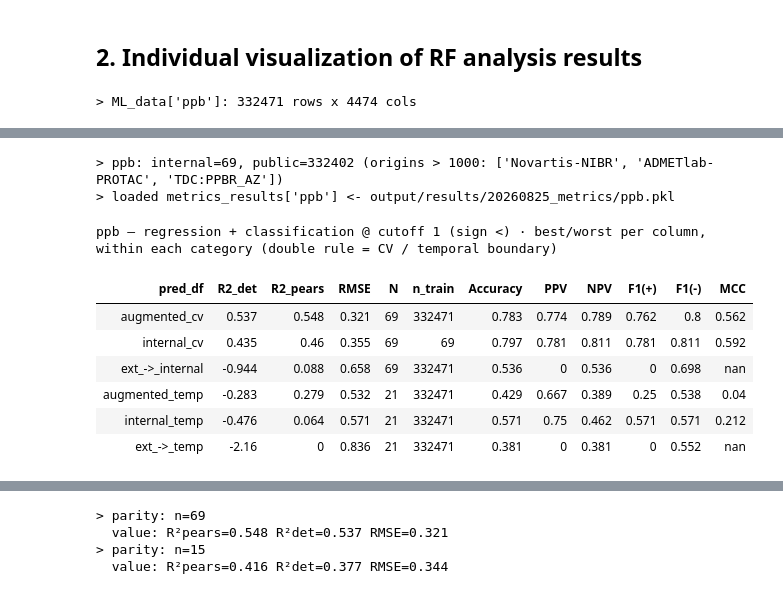
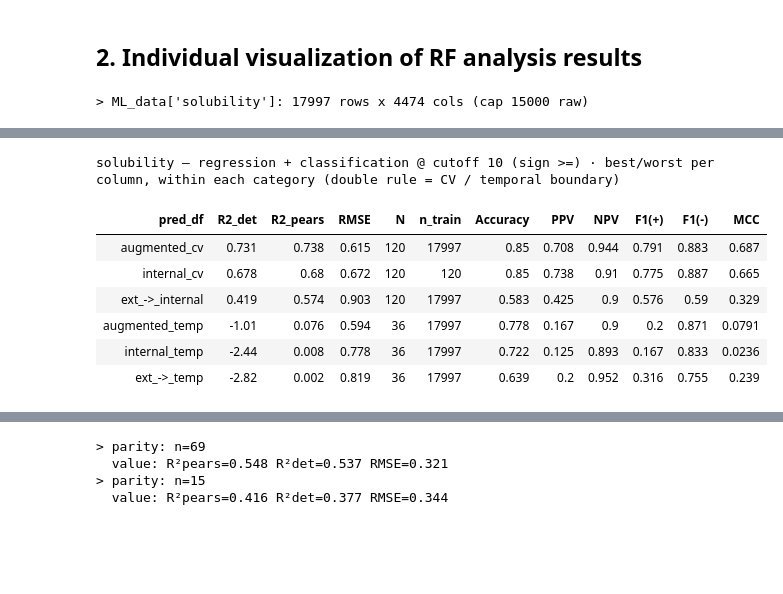
Before and after one commit to gtamo39/ADME_ML, a Jupyter notebook: vignettes/Multitask_adme_preds.ipynb, the cells around one changed output, grey strips where cells are left out. Cells and saved outputs as stored; diff of their text form; code cells hidden in the pictures; blank space fills up the shorter version.

```diff
--- a/vignettes/Multitask_adme_preds.ipynb
+++ b/vignettes/Multitask_adme_preds.ipynb
@@ -239,12 +236,12 @@ data.build_MF_features(params, type='H237', date='20260824') # H237 fingerprints
 # %% [markdown]
 ## 1. Compute RF performance metrics for all endpoints
 # %%
-# endpoints = ['solubility','logd','hlm','mlm','rlm','caco2','mdck','ppb']
-# for k in endpoints:
-#     exec('data.build_ML_data_'+k+'()')
-#     assert stats_tools.check_ML_data(data.ML_data[k], extra_meta_cols=('source', 'origin'),verbose=False)
-#     data.get_internal_public_sets(k, min_n=1000)
-#     data.select_best_combo_and_update(params, k)   # combo = BEST_PUBLIC[k] origins present in data.origins
+endpoints = ['solubility','logd','hlm','mlm','rlm','caco2','mdck','ppb']
+for k in endpoints:
+    exec('data.build_ML_data_'+k+'()')
+    assert stats_tools.check_ML_data(data.ML_data[k], extra_meta_cols=('source', 'origin'),verbose=False)
+    data.get_internal_public_sets(k, min_n=1000)
+    data.select_best_combo_and_update(params, k)   # combo = BEST_PUBLIC[k] origins present in data.origins
 
-#     METRICS_PKL = 'output/results/20260825_metrics/'+k+'.pkl'
-#     output.assess_predictions(data, METRICS_PKL)   # compute-or-load the 6 arms -> output.metrics_results[k]
+    METRICS_PKL = 'output/results/20260825_metrics/'+k+'.pkl'
+    output.assess_predictions(data, METRICS_PKL)   # compute-or-load the 6 arms -> output.metrics_results[k]
@@ -253,7 +278,7 @@ data.build_MF_features(params, type='H237', date='20260824') # H237 fingerprints
 # %% [markdown]
 ## 2. Individual visualization of RF analysis results
 # %%
-k        = ['solubility', 'logd', 'mdck', 'hlm', 'mlm', 'rlm', 'caco2', 'ppb'][7]
+k        = ['solubility', 'logd', 'mdck', 'hlm', 'mlm', 'rlm', 'caco2', 'ppb'][0]
 exec('data.build_ML_data_'+k+'()')
 assert stats_tools.check_ML_data(data.ML_data[k], extra_meta_cols=('source', 'origin'),verbose=False)
 data.get_internal_public_sets(k, min_n=1000)
@@ -264,4 +289,4 @@ METRICS_PKL = 'output/results/20260825_metrics/'+k+'.pkl'
 output.assess_predictions(data, METRICS_PKL)   # compute-or-load the 6 arms -> output.metrics_results[k]
 _ = endpoint_metrics_table_from_dict(output.metrics_results[k], k)
 # %% [output]
-> ML_data['ppb']: 332471 rows x 4474 cols
+> ML_data['solubility']: 17997 rows x 4474 cols (cap 15000 raw)
@@ -269,13 +295,11 @@ _ = endpoint_metrics_table_from_dict(output.metrics_results[k], k)
-> ppb: internal=69, public=332402 (origins > 1000: ['Novartis-NIBR', 'ADMETlab-PROTAC', 'TDC:PPBR_AZ'])
-> loaded metrics_results['ppb'] <- output/results/20260825_metrics/ppb.pkl
+solubility — regression + classification @ cutoff 10 (sign >=) · best/worst per column, within each category (double rule = CV / temporal boundary)
-ppb — regression + classification @ cutoff 1 (sign <) · best/worst per column, within each category (double rule = CV / temporal boundary)
 | pred_df | R2_det | R2_pears | RMSE | N | n_train | Accuracy | PPV | NPV | F1(+) | F1(-) | MCC |
-| augmented_cv | 0.537 | 0.548 | 0.321 | 69 | 332471 | 0.783 | 0.774 | 0.789 | 0.762 | 0.8 | 0.562 |
-| internal_cv | 0.435 | 0.46 | 0.355 | 69 | 69 | 0.797 | 0.781 | 0.811 | 0.781 | 0.811 | 0.592 |
-| ext_->_internal | -0.944 | 0.088 | 0.658 | 69 | 332471 | 0.536 | 0 | 0.536 | 0 | 0.698 | nan |
-| augmented_temp | -0.283 | 0.279 | 0.532 | 21 | 332471 | 0.429 | 0.667 | 0.389 | 0.25 | 0.538 | 0.04 |
-| internal_temp | -0.476 | 0.064 | 0.571 | 21 | 332471 | 0.571 | 0.75 | 0.462 | 0.571 | 0.571 | 0.212 |
-| ext_->_temp | -2.16 | 0 | 0.836 | 21 | 332471 | 0.381 | 0 | 0.381 | 0 | 0.552 | nan |
+| augmented_cv | 0.731 | 0.738 | 0.615 | 120 | 17997 | 0.85 | 0.708 | 0.944 | 0.791 | 0.883 | 0.687 |
+| internal_cv | 0.678 | 0.68 | 0.672 | 120 | 120 | 0.85 | 0.738 | 0.91 | 0.775 | 0.887 | 0.665 |
+| ext_->_internal | 0.419 | 0.574 | 0.903 | 120 | 17997 | 0.583 | 0.425 | 0.9 | 0.576 | 0.59 | 0.329 |
+| augmented_temp | -1.01 | 0.076 | 0.594 | 36 | 17997 | 0.778 | 0.167 | 0.9 | 0.2 | 0.871 | 0.0791 |
+| internal_temp | -2.44 | 0.008 | 0.778 | 36 | 17997 | 0.722 | 0.125 | 0.893 | 0.167 | 0.833 | 0.0236 |
+| ext_->_temp | -2.82 | 0.002 | 0.819 | 36 | 17997 | 0.639 | 0.2 | 0.952 | 0.316 | 0.755 | 0.239 |
 # %%
 ## compare the 4 confidence variants: each conf_* vs |residual| (good = high confidence -> low error)
 to_plot   = 'augmented_cv' # 'internal_cv' # 'augmented_temp' #
```
Also changed, not shown: parts of 4 cells of this notebook, 4 other files.
